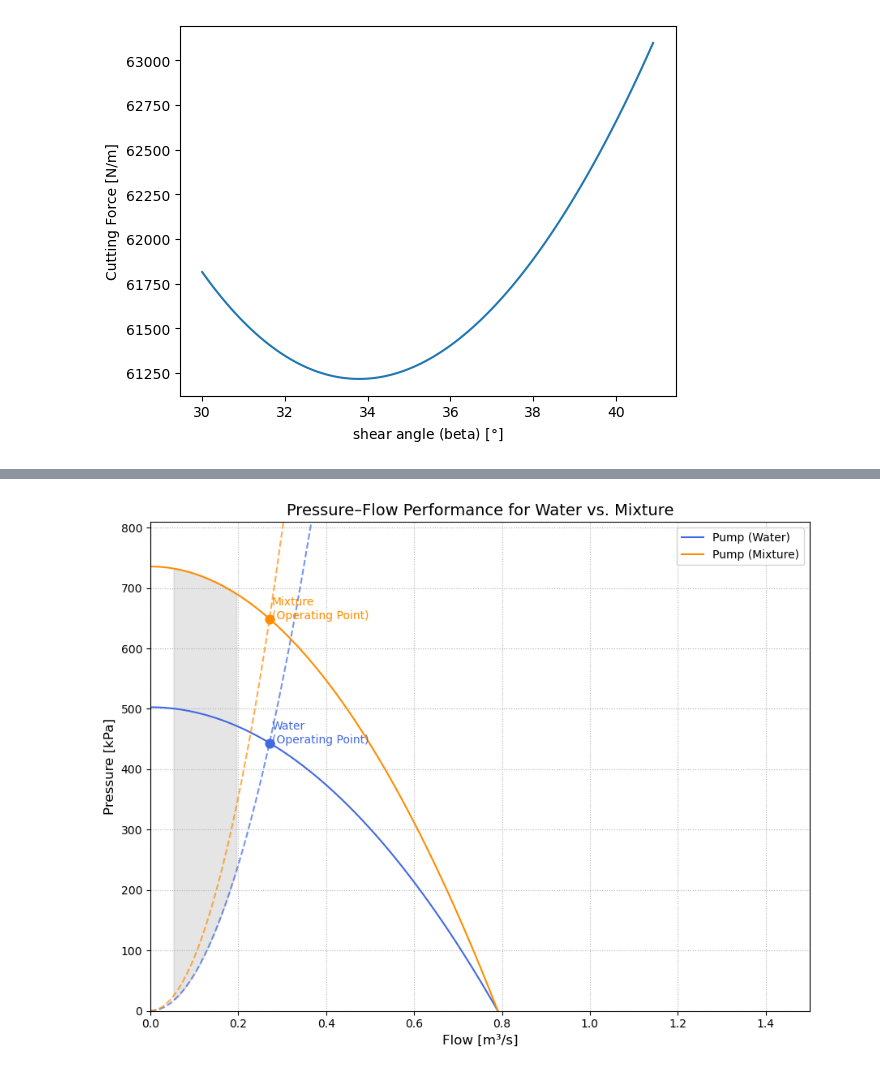
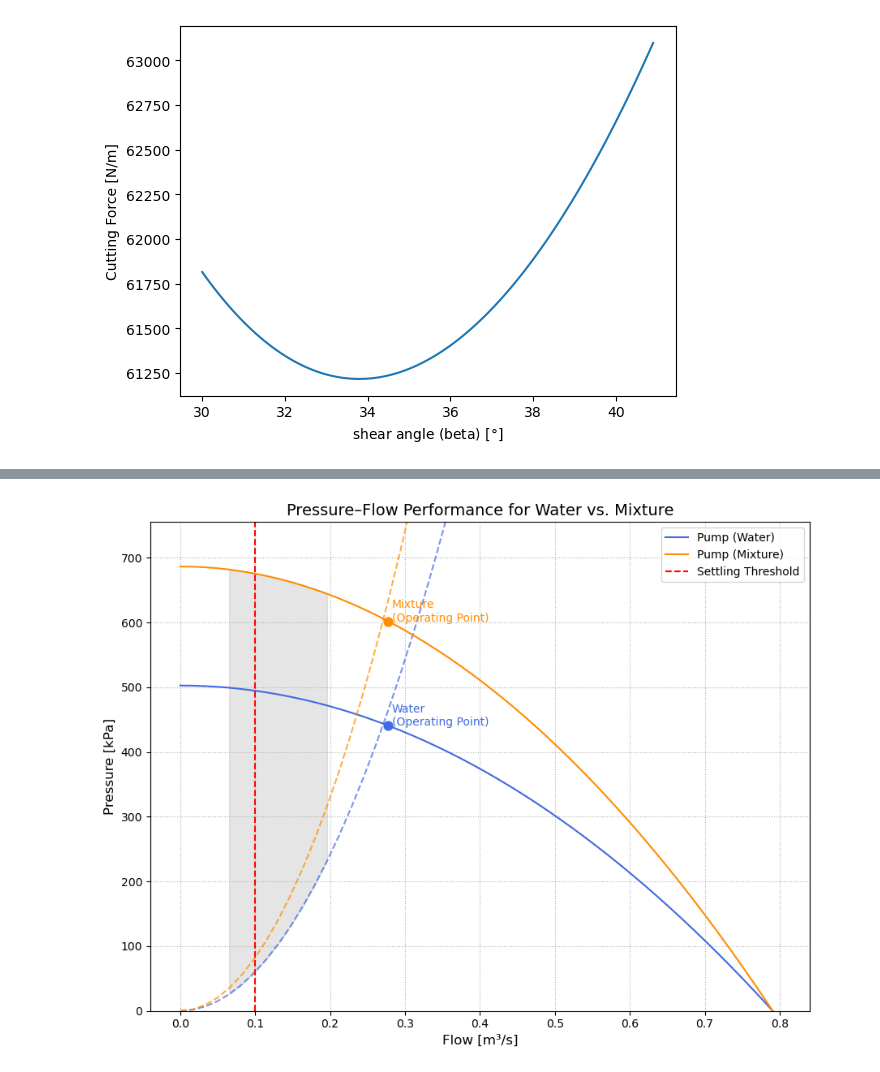
Before and after one commit to denisepierce01/Dredging, a Jupyter notebook: Capital_dredging_DP.ipynb, the cells around one changed output, grey strips where cells are left out. Cells and saved outputs as stored; diff of their text form; code cells hidden in the pictures.

```diff
--- a/Capital_dredging_DP.ipynb
+++ b/Capital_dredging_DP.ipynb
@@ -528,7 +528,7 @@ import numpy as np
 # Constants
 g = 9.81  # m/s²
 rho_water = 1025  # kg/m³
-rho_mix = 1500    # kg/m³
+rho_mix = 1400    # kg/m³
 
 # Pump head curve: H = H0 - kQ² (in meters)
 H0 = 50  # shutoff head [m]
@@ -538,7 +538,7 @@ k_pump = 80  # curve coefficient
 k_system = 600  # system coefficient
 
 # Flow range [m³/s]
-Q = np.linspace(0, 1.5, 200)
+Q = np.linspace(0, 0.8, 50)
 
 # Compute heads [m]
 H_pump = H0 - k_pump * Q**2
@@ -562,32 +562,33 @@ Q_op_mix, P_op_mix = find_intersection(Q, P_pump_mix, P_system_mix)
 plt.figure(figsize=(9,7))
 
 # Plot curves
 plt.plot(Q, P_pump_water, label='Pump (Water)', color='royalblue')
 plt.plot(Q, P_system_water, '--', color='royalblue', alpha=0.7)
 plt.plot(Q, P_pump_mix, label='Pump (Mixture)', color='darkorange')
 plt.plot(Q, P_system_mix, '--', color='darkorange', alpha=0.7)
 
 # Shade the “operating region”
 plt.fill_between(Q, P_system_water, P_pump_mix, where=(Q > 0.05) & (Q < 0.2),
                  color='gray', alpha=0.2)
 
 # Mark intersection points
 plt.scatter(Q_op_water, P_op_water, color='royalblue', s=60, zorder=5)
 plt.scatter(Q_op_mix, P_op_mix, color='darkorange', s=60, zorder=5)
 plt.text(Q_op_water+0.005, P_op_water, "Water\n(Operating Point)", color='royalblue')
 plt.text(Q_op_mix+0.005, P_op_mix, "Mixture\n(Operating Point)", color='darkorange')
 
 # Labels and formatting
 plt.xlabel("Flow [m³/s]", fontsize=12)
 plt.ylabel("Pressure [kPa]", fontsize=12)
 plt.title("Pressure–Flow Performance for Water vs. Mixture", fontsize=14)
+plt.axvline(x=0.1, linestyle='--', color='red', label = 'Settling Threshold')
 
 plt.grid(True, linestyle=':')
 plt.legend()
-plt.xlim(0, 1.5)
+# plt.xlim(0, 1.5)
 plt.ylim(0, np.max(P_pump_mix)*1.1)
 
 plt.tight_layout()
 plt.show()
 # %% [output]
-[figure, old version]
+[figure, new version]
```
Also changed, not shown: parts of 9 cells of this notebook, 1 other file.
